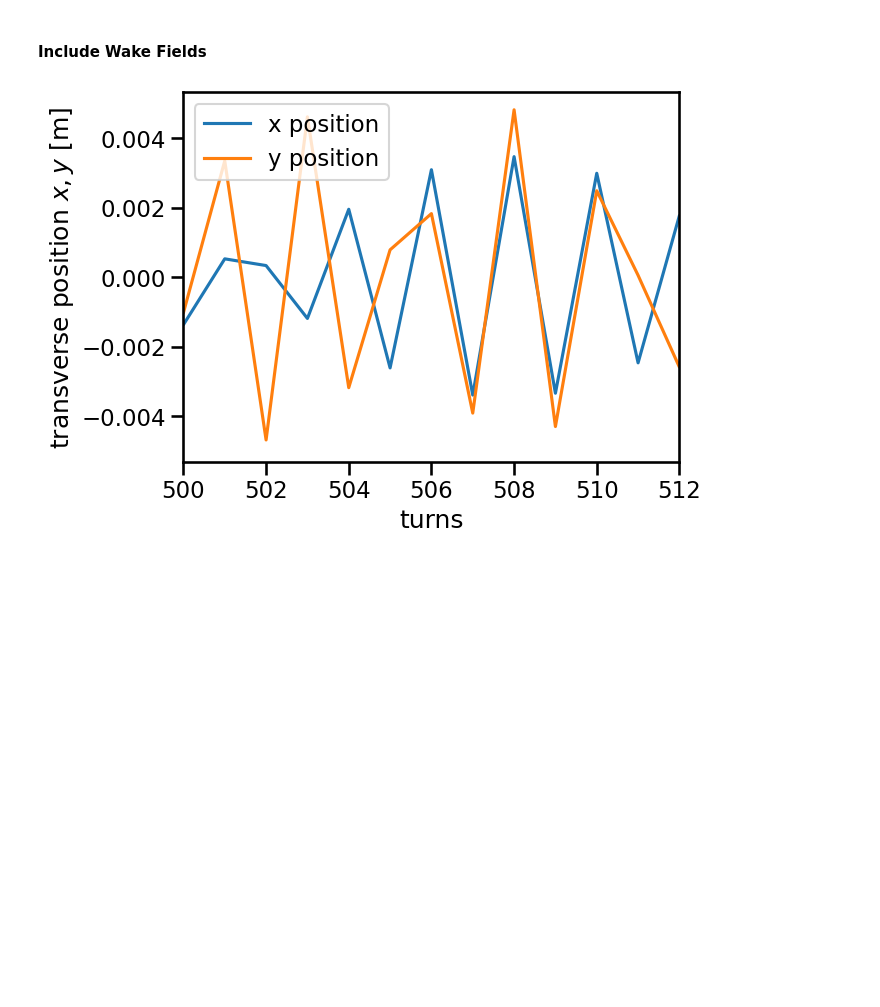
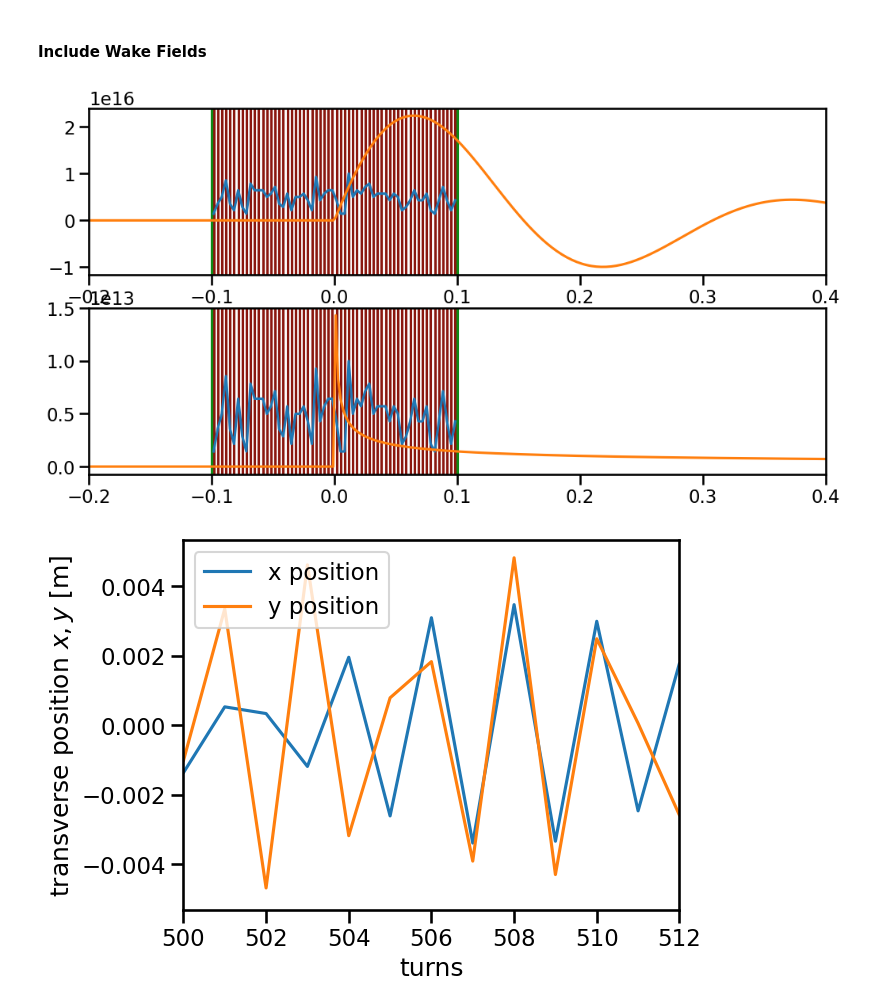
Before and after one commit to bengladwyn/PyHEADTAIL-playground, a Jupyter notebook: Gladwyn3.ipynb, the cells around one changed output. Saved outputs shown, nothing was run; the diff lists cells and outputs as text; code cells hidden in the pictures; blank space fills up the shorter version.

```diff
--- a/Gladwyn3.ipynb
+++ b/Gladwyn3.ipynb
@@ -87,6 +87,25 @@ wakefields = WakeField(slicer, wake)
 
 # Get the longitduinal slices of the bunch using the slicer
 slices = bunch.get_slices(slicer)
+# %%
+col = sns.hls_palette(6, l=.3, s=.8)
+
+fig, axes = plt.subplots(2, figsize=(12,6))
+
+zz = slices.z_centers
+tt = zz/(bunch.beta*c)
+t0 = np.linspace(-1, 1, 1000)/(bunch.beta*c)
+
+for i, wk in enumerate(wakes):
+    [axes[i].axvline(s, c=col[0]) for s in zz]
+    [axes[i].axvline(s, c=col[2]) for s in [slices.z_cut_tail, slices.z_cut_head]]
+    axes[i].plot(zz, slices.charge_per_slice*10**[16,13][i]/max(slices.charge_per_slice), '-')
+    axes[i].plot(t0*bunch.beta*c, -wk(t0, beta=bunch.beta)[::-1], '-')
+    axes[i].set_xlim(-.2, 0.4)
+
+plt.show()
+# %% [output]
+[figure, added]
 # %%
 machine.one_turn_map.append(wakefields)
 # %%
```
Also changed, not shown: parts of 2 cells of this notebook, 1 other file.
